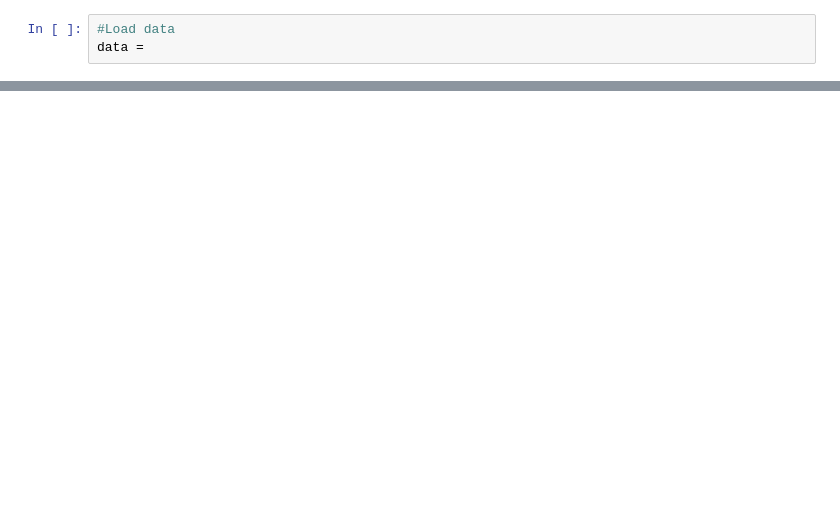
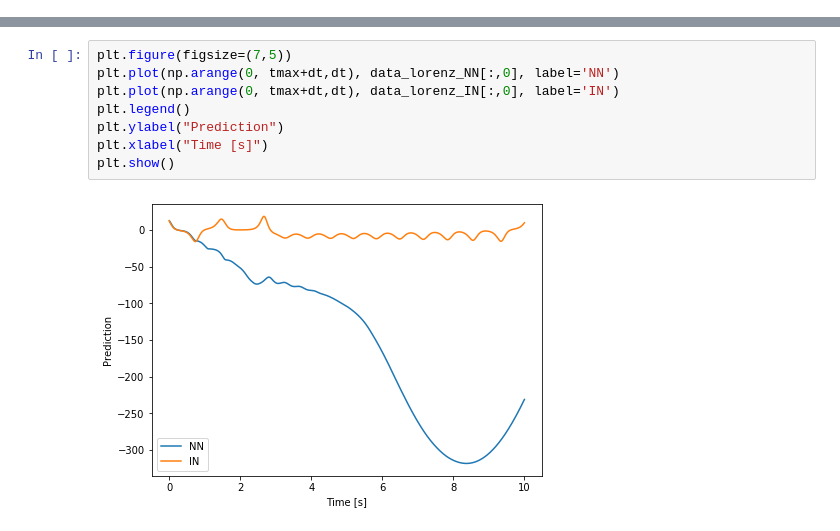
Before and after one commit to alozar-si/ml-naloga-4, a Jupyter notebook: Introduction01-Getting_started.ipynb, the cells around one changed output, grey strips where cells are left out. Drawn from its saved outputs; the diff is of its cells as text; blank space fills up the shorter version.

```diff
--- a/Introduction01-Getting_started.ipynb
+++ b/Introduction01-Getting_started.ipynb
@@ -6,3 +0,0 @@ from sklearn.preprocessing import MinMaxScaler,StandardScaler
-# %%
-#Load data
-data =
@@ -101,0 +205,10 @@ Epoch 500/500
+# %%
+plt.figure(figsize=(7,5))
+plt.plot(np.arange(0, tmax+dt,dt), data_lorenz_NN[:,0], label='NN')
+plt.plot(np.arange(0, tmax+dt,dt), data_lorenz_IN[:,0], label='IN')
+plt.legend()
+plt.ylabel("Prediction")
+plt.xlabel("Time [s]")
+plt.show()
+# %% [output]
+[figure, added]
```
Also changed, not shown: parts of 31 cells of this notebook, 3 other files.
